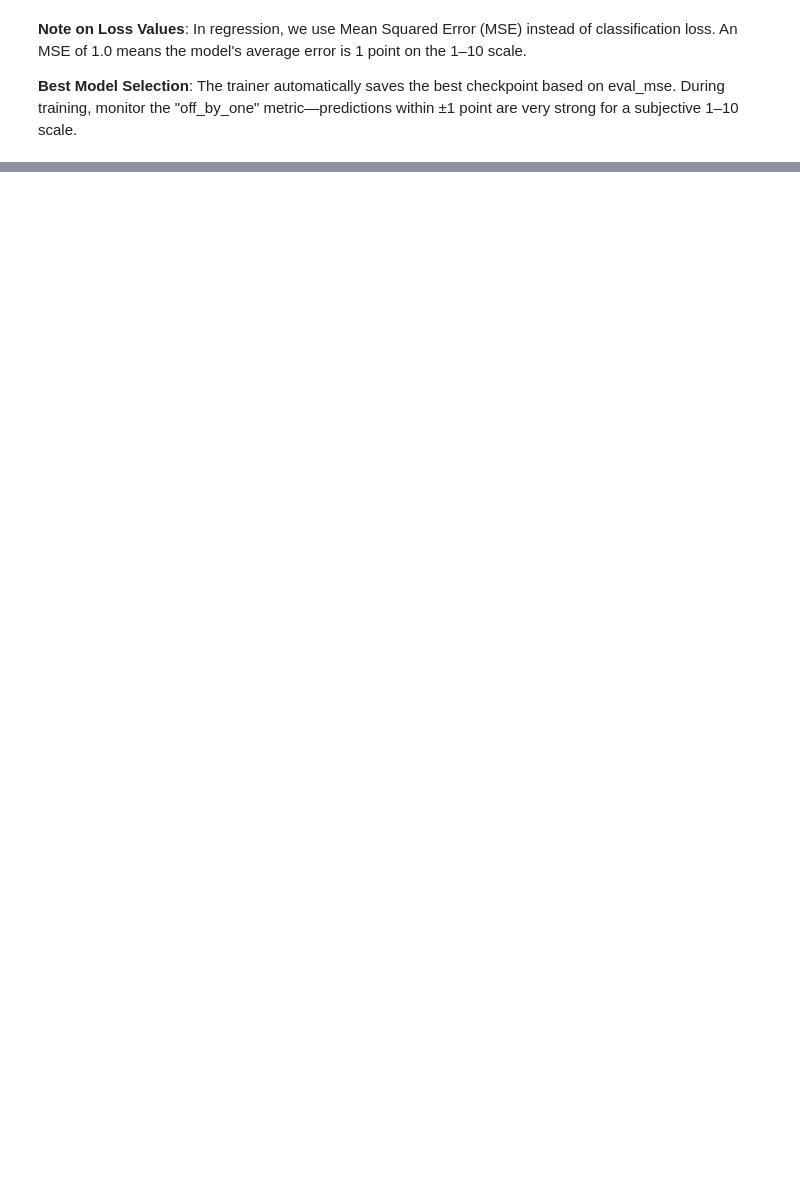
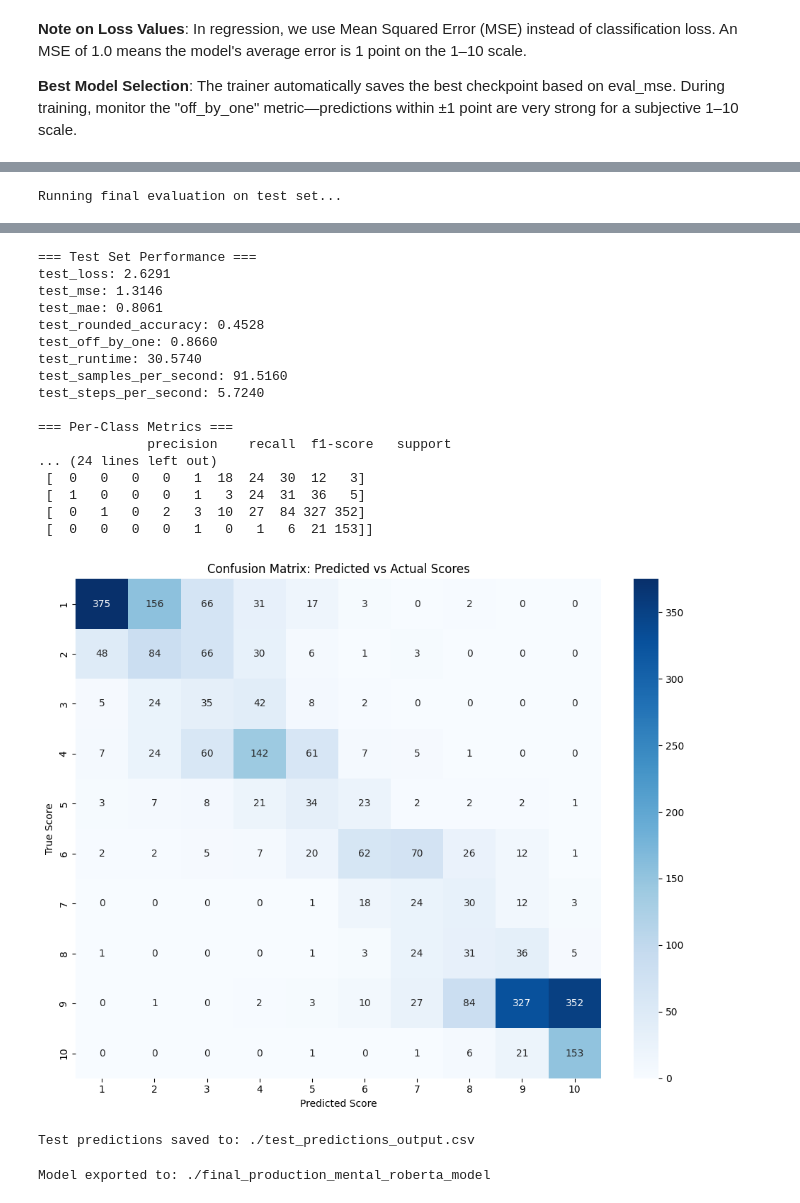
Before and after one commit to Marryam03/Mental_Health_NLP, a Jupyter notebook: Phase2_Fine Tuning/Fine_Tuning_mental-roberta-base.ipynb, the cells around one changed output, grey strips where cells are left out. Cells and saved outputs as stored; diff of their text form; code cells hidden in the pictures; blank space fills up the shorter version.

```diff
--- a/Phase2_Fine Tuning/Fine_Tuning_mental-roberta-base.ipynb
+++ b/Phase2_Fine Tuning/Fine_Tuning_mental-roberta-base.ipynb
@@ -743,7 +794,7 @@ training_args = TrainingArguments(
     warmup_ratio=0.1,
     learning_rate=2e-5,
     per_device_train_batch_size=16,
-    num_train_epochs=5,
+    num_train_epochs=6,
     load_best_model_at_end=True,
     metric_for_best_model="eval_mse",
     greater_is_better=False,            # Lower MSE is better
@@ -758,7 +809,7 @@ trainer = Trainer(
     train_dataset=train_dataset,
     eval_dataset=val_dataset,
     compute_metrics=compute_metrics,
-    callbacks=[EarlyStoppingCallback(early_stopping_patience=2)]
+    callbacks=[EarlyStoppingCallback(early_stopping_patience=3)]
 )
 
 print("Training regression model...")
@@ -805,27 +957,37 @@ By enabling `load_best_model_at_end=True`, the trainer automatically selected ep
 # %%
 import matplotlib.pyplot as plt
 import seaborn as sns
+import numpy as np
+from sklearn.metrics import classification_report, confusion_matrix
 
 print("Running final evaluation on test set...")
+# 1. Run inference on test data
+test_results = trainer.predict(test_dataset)
 
-# Run inference on test data
-test_results = trainer.predict(test_ds)
+# 2. Extract continuous regression predictions and flatten to 1D array
+test_preds_raw = test_results.predictions.flatten()
 
-# Extract predictions and convert back to 1-10 scale
-test_preds_logits = test_results.predictions
-test_preds_indices = np.argmax(test_preds_logits, axis=1)
-test_labels_indices = test_results.label_ids
-test_preds_scores = test_preds_indices + 1
-test_labels_scores = test_labels_indices + 1
+# 3. Round continuous values and force them inside the 1-10 boundary
+test_preds_scores = np.round(test_preds_raw)
+test_preds_scores = np.clip(test_preds_scores, 1, 10).astype(int)
 
-# Display test metrics
+# 4. Process True Labels
+# Flatten the ground truth targets to a 1D array
+test_labels_scores = test_results.label_ids.flatten()
+
+# --- DISTRIBUTION CHECK & ADJUSTMENT ---
+test_labels_scores = np.clip(np.round(test_labels_scores), 1, 10).astype(int)
+
+
+# Display overall test metrics
 print("\n=== Test Set Performance ===")
 for metric_name, value in test_results.metrics.items():
     print(f"{metric_name}: {value:.4f}")
 
 # Classification report
 print("\n=== Per-Class Metrics ===")
-print(classification_report(test_labels_scores, test_preds_scores, digits=4))
+# Explicitly evaluate classes 1 through 10
+print(classification_report(test_labels_scores, test_preds_scores, labels=list(range(1, 11)), digits=4, zero_division=0))
 
 # Confusion matrix
 print("\n=== Confusion Matrix ===")
@@ -843,8 +1005,8 @@ plt.xlabel('Predicted Score')
 plt.tight_layout()
 plt.show()
 
-# Save predictions
-final_test_df = test_df.copy()
+# Save predictions to file
+final_test_df = test_data.copy() # Uses your original test_data DataFrame split
 final_test_df["predicted_score"] = test_preds_scores
 test_predictions_path = "./test_predictions_output.csv"
 final_test_df.to_csv(test_predictions_path, index=False)
@@ -855,3 +1017,5 @@ final_model_dir = "./final_production_mental_roberta_model"
 trainer.save_model(final_model_dir)
 tokenizer.save_pretrained(final_model_dir)
 print(f"Model exported to: {final_model_dir}")
+# %% [output]
+Running final evaluation on test set...
@@ -857,0 +1023,20 @@ print(f"Model exported to: {final_model_dir}")
+=== Test Set Performance ===
+test_loss: 2.6291
+test_mse: 1.3146
+test_mae: 0.8061
+test_rounded_accuracy: 0.4528
+test_off_by_one: 0.8660
+test_runtime: 30.5740
+test_samples_per_second: 91.5160
+test_steps_per_second: 5.7240
+
+=== Per-Class Metrics ===
+              precision    recall  f1-score   support
+... (24 lines left out)
+ [  0   0   0   0   1  18  24  30  12   3]
+ [  1   0   0   0   1   3  24  31  36   5]
+ [  0   1   0   2   3  10  27  84 327 352]
+ [  0   0   0   0   1   0   1   6  21 153]]
+[figure, added]
+Test predictions saved to: ./test_predictions_output.csv
+Model exported to: ./final_production_mental_roberta_model
```
Also changed, not shown: parts of 11 cells of this notebook, 2 other files.
